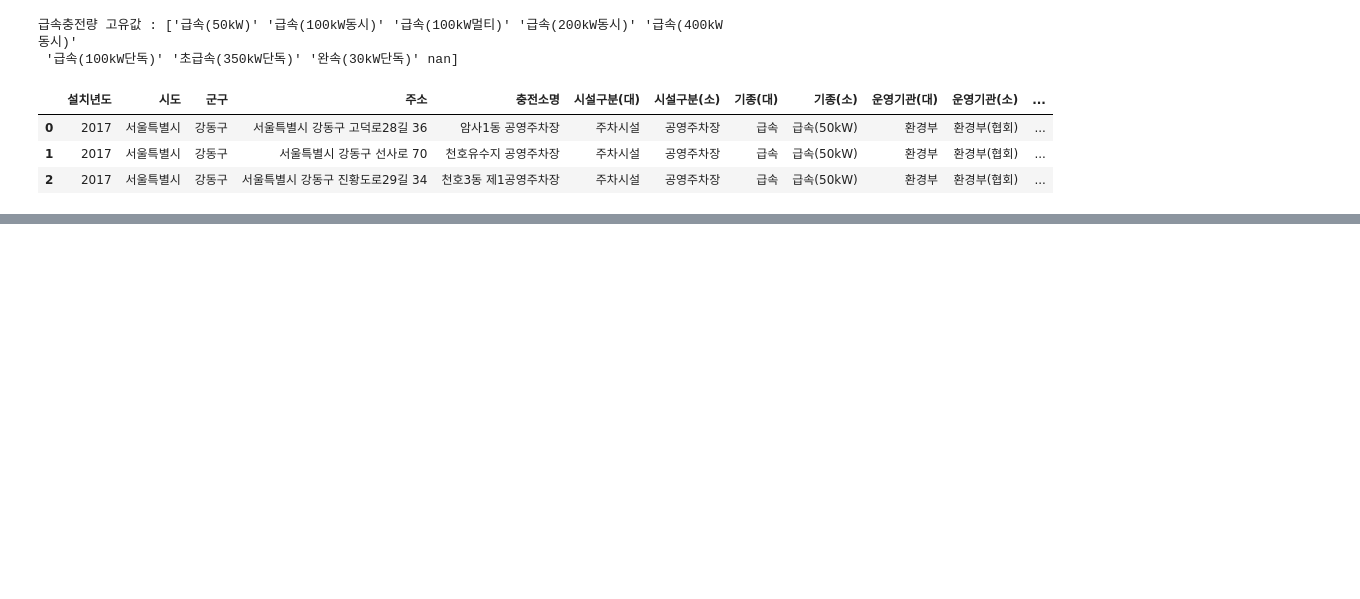
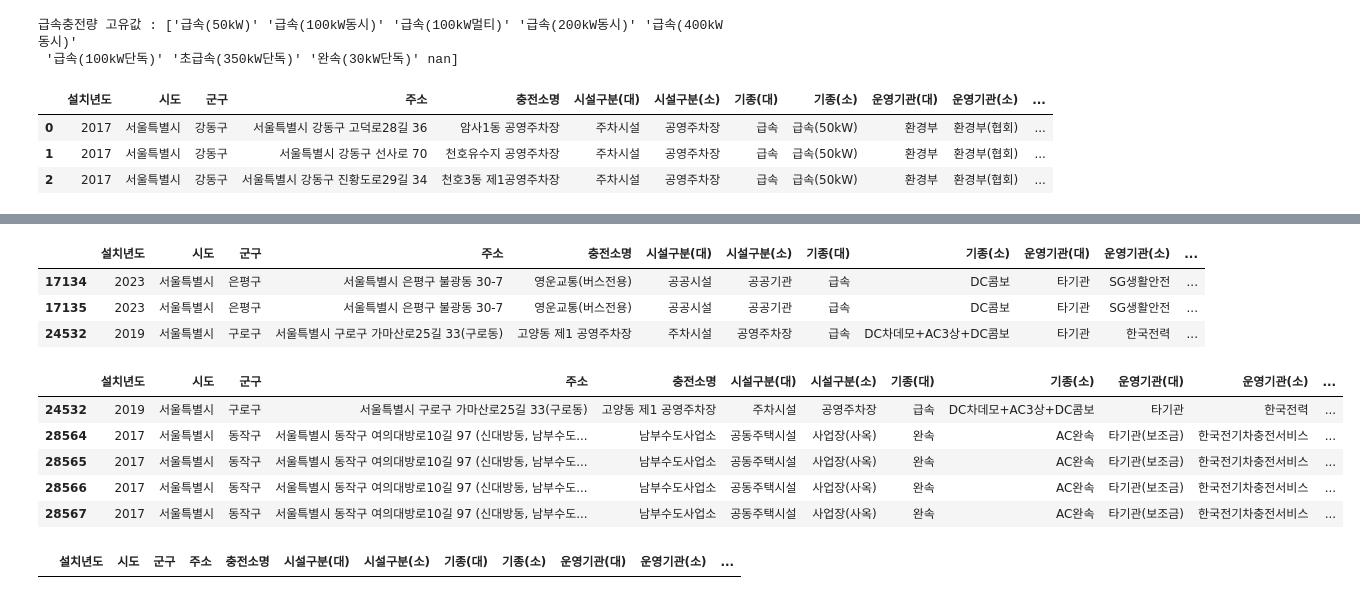
Before and after one commit to Sookyeong-k/MillionVolt, a Jupyter notebook: 전처리_충전소.ipynb, the cells around one changed output, grey strips where cells are left out. Drawn from its saved outputs; the diff is of its cells as text; code cells hidden in the pictures; blank space fills up the shorter version.

```diff
--- a/전처리_충전소.ipynb
+++ b/전처리_충전소.ipynb
@@ -311,10 +319,10 @@ dtype: int64
 # %%
 #급속충전량 데이터 확인
-print('급속충전량 고유값 :' ,  charger_df['급속충전량'].unique())
+print('급속충전량 고유값 :' ,  charger_df2['급속충전량'].unique())
 #위도경도 컬럼 삭제
-charger_df = charger_df.drop(columns = '위도경도')
+charger_df2 = charger_df2.drop(columns = '위도경도')
 #데이터 확인
-charger_df.head(3)
+charger_df2.head(3)
 # %% [output]
 급속충전량 고유값 : ['급속(50kW)' '급속(100kW동시)' '급속(100kW멀티)' '급속(200kW동시)' '급속(400kW동시)'
  '급속(100kW단독)' '초급속(350kW단독)' '완속(30kW단독)' nan]
@@ -328,4 +381,5 @@ charger_df.head(3)
 # %%
+#법정동명 추가
 import requests
 import pandas as pd
 from concurrent.futures import ThreadPoolExecutor
@@ -346,7 +400,7 @@ def get_admin_district_name(latitude, longitude, api_key):
 api_key = '13ee922882dc101cbce7c7a616661d77'
 
 # 데이터프레임에서 위도와 경도 정보 추출
-coordinates = [(row['위도'], row['경도']) for index, row in charger_df.iterrows()]
+coordinates = [(row['위도'], row['경도']) for index, row in charger_df2.iterrows()]
 
 # 중복된 좌표 제거
 unique_coordinates = list(set(coordinates))
@@ -367,4 +421,4 @@ with ThreadPoolExecutor() as executor:
     executor.map(process_coordinate, unique_coordinates)
 
 # 결과를 DataFrame에 추가
-charger_df['행정동명'] = [cached_results[coord] for coord in coordinates]
+charger_df2['법정동명'] = [cached_results[coord] for coord in coordinates]
@@ -409,0 +516,22 @@ charger_df
+# %%
+# 좌표 수정
+def geocode_address(row):
+    address = row['주소']
+    location = geolocator.geocode(address)
+    if location:
+        row['위도'] = location.latitude
+        row['경도'] = location.longitude
+    else:
+        row['위도'] = None
+        row['경도'] = None
+    return row
+
+# 데이터프레임에 함수 적용
+charger_not_seoul = charger_not_seoul.apply(geocode_address, axis=1)
+# %%
+charger_not_seoul.head(3)
+# %% [output]
+|  | 설치년도 | 시도 | 군구 | 주소 | 충전소명 | 시설구분(대) | 시설구분(소) | 기종(대) | 기종(소) | 운영기관(대) | 운영기관(소) | ... |
+| 17134 | 2023 | 서울특별시 | 은평구 | 서울특별시 은평구 불광동 30-7 | 영운교통(버스전용) | 공공시설 | 공공기관 | 급속 | DC콤보 | 타기관 | SG생활안전 | ... |
+| 17135 | 2023 | 서울특별시 | 은평구 | 서울특별시 은평구 불광동 30-7 | 영운교통(버스전용) | 공공시설 | 공공기관 | 급속 | DC콤보 | 타기관 | SG생활안전 | ... |
+| 24532 | 2019 | 서울특별시 | 구로구 | 서울특별시 구로구 가마산로25길 33(구로동) | 고양동 제1 공영주차장 | 주차시설 | 공영주차장 | 급속 | DC차데모+AC3상+DC콤보 | 타기관 | 한국전력 | ... |
@@ -409,0 +627,29 @@ charger_df
+# %%
+charger_not_seoul[charger_not_seoul['법정동코드'].str[:2]!='11']
+# %% [output]
+|  | 설치년도 | 시도 | 군구 | 주소 | 충전소명 | 시설구분(대) | 시설구분(소) | 기종(대) | 기종(소) | 운영기관(대) | 운영기관(소) | ... |
+| 24532 | 2019 | 서울특별시 | 구로구 | 서울특별시 구로구 가마산로25길 33(구로동) | 고양동 제1 공영주차장 | 주차시설 | 공영주차장 | 급속 | DC차데모+AC3상+DC콤보 | 타기관 | 한국전력 | ... |
+| 28564 | 2017 | 서울특별시 | 동작구 | 서울특별시 동작구 여의대방로10길 97 (신대방동, 남부수도... | 남부수도사업소 | 공동주택시설 | 사업장(사옥) | 완속 | AC완속 | 타기관(보조금) | 한국전기차충전서비스 | ... |
+| 28565 | 2017 | 서울특별시 | 동작구 | 서울특별시 동작구 여의대방로10길 97 (신대방동, 남부수도... | 남부수도사업소 | 공동주택시설 | 사업장(사옥) | 완속 | AC완속 | 타기관(보조금) | 한국전기차충전서비스 | ... |
+| 28566 | 2017 | 서울특별시 | 동작구 | 서울특별시 동작구 여의대방로10길 97 (신대방동, 남부수도... | 남부수도사업소 | 공동주택시설 | 사업장(사옥) | 완속 | AC완속 | 타기관(보조금) | 한국전기차충전서비스 | ... |
+| 28567 | 2017 | 서울특별시 | 동작구 | 서울특별시 동작구 여의대방로10길 97 (신대방동, 남부수도... | 남부수도사업소 | 공동주택시설 | 사업장(사옥) | 완속 | AC완속 | 타기관(보조금) | 한국전기차충전서비스 | ... |
+# %%
+#수기 입력
+def assign_values(row) :
+    if row['주소'] == '서울특별시 구로구 가마산로25길 33(구로동)' :
+        row['위도'] = '37.497126'
+        row['경도'] = '126.889492'
+        row['법정동코드'] = '1153010200'
+        row['법정동명'] = '구로동'
+    elif row['주소'] == '서울특별시 동작구 여의대방로10길 97 (신대방동, 남부수도사업소)' :
+        row['위도'] = '37.492418'
+        row['경도'] = '126.915027'
+        row['법정동코드'] = '1159010900'
+        row['법정동명'] = '신대방동'
+    return row
+
+charger_not_seoul = charger_not_seoul.apply(assign_values, axis = 1)
+
+charger_not_seoul[charger_not_seoul['법정동코드'].str[:2]!='11']
+# %% [output]
+|  | 설치년도 | 시도 | 군구 | 주소 | 충전소명 | 시설구분(대) | 시설구분(소) | 기종(대) | 기종(소) | 운영기관(대) | 운영기관(소) | ... |
```
Also changed, not shown: parts of 22 cells of this notebook, 1 other file.
